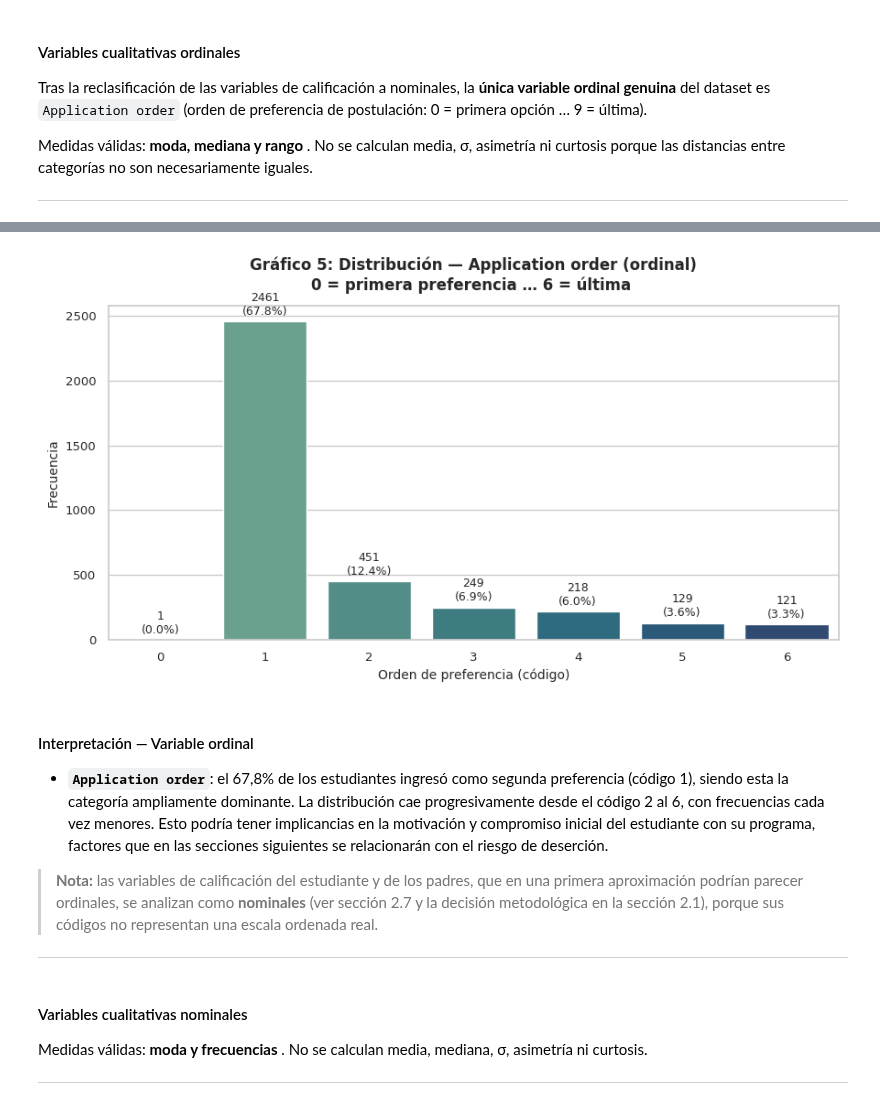
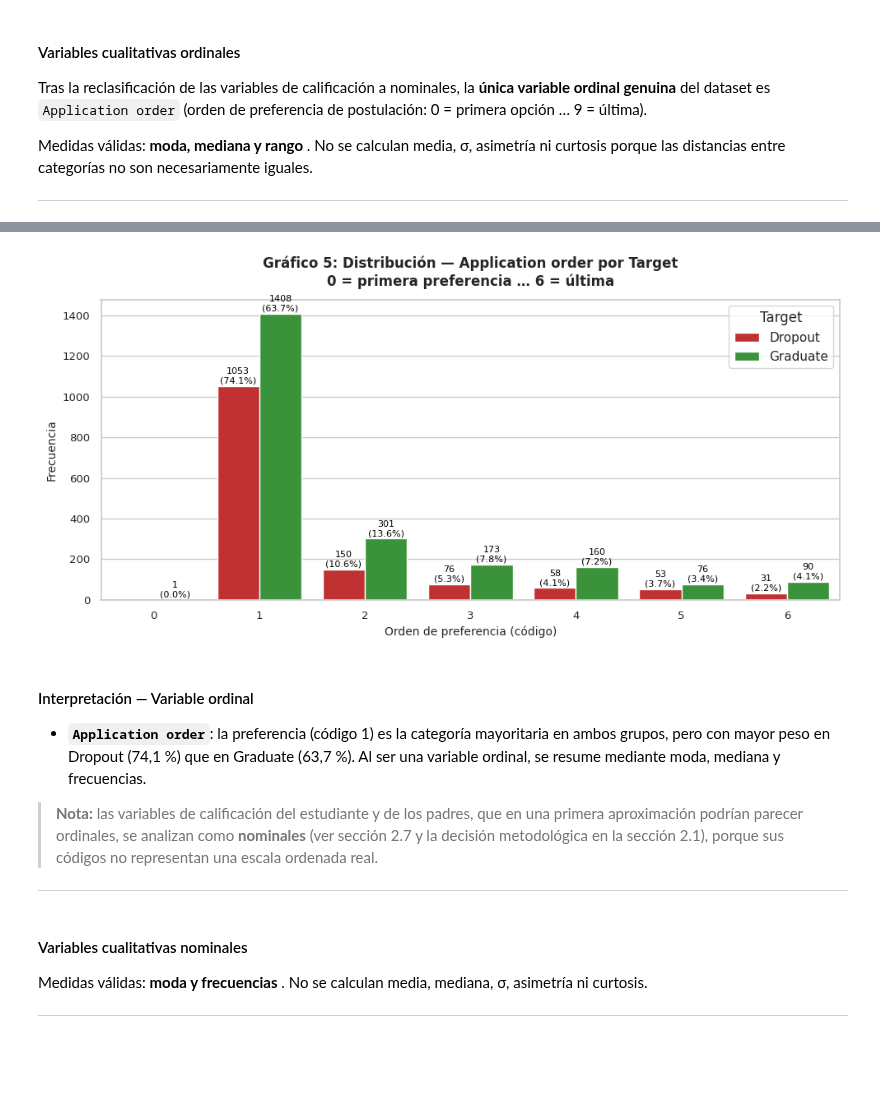
Before and after one commit to ffarina11/proyecto-grupo7-mcdi501, a Jupyter notebook: notebooks/S1_abandono_academico_grupo_7.ipynb, the cells around one changed output, grey strips where cells are left out. Saved outputs shown, nothing was run; the diff lists cells and outputs as text; code cells hidden in the pictures; blank space fills up the shorter version.

```diff
--- a/notebooks/S1_abandono_academico_grupo_7.ipynb
+++ b/notebooks/S1_abandono_academico_grupo_7.ipynb
@@ -982,47 +1049,61 @@ resumen_ordinales
 # %%
-# ============================================================
-# VISUALIZACIÓN — ORDINAL
-# Application order: countplot ordenado por código (respeta jerarquía)
-# ============================================================
+fig, ax = plt.subplots(figsize=(10, 5))
 
-fig, ax = plt.subplots(figsize=(9, 5))
+col = 'Application order'
+df_plot = df_binario.copy()
+df_plot[col] = df_plot[col].astype(str)
 
-col   = 'Application order'
-datos = df_binario[col].astype(str)
-orden = [str(v) for v in sorted(df_binario[col].unique())]
-total = int(df_binario[col].count())
+orden = [str(v) for v in sorted(df_binario[col].astype(int).unique())]
+target_order = ['Dropout', 'Graduate']
+palette = {'Dropout': '#D7191C', 'Graduate': '#2CA02C'}
 
 sns.countplot(
-    data=df_binario.assign(**{col: datos}),
-    x=col, order=orden,
-    hue=col, hue_order=orden,
-    palette='crest',
-    legend=False,
+    data=df_plot,
+    x=col,
+    hue='Target',
+    order=orden,
+    hue_order=target_order,
+    palette=palette,
     edgecolor='white',
     ax=ax
 )
 
-for p in ax.patches:
-    h = p.get_height()
-    if h > 0:
-        ax.text(p.get_x() + p.get_width()/2, h + total * 0.008,
-                f"{int(h)}\n({h/total*100:.1f}%)",
-                ha='center', va='bottom', fontsize=9)
+for i, container in enumerate(ax.containers):
+    target = target_order[i]
+    total_target = df_plot[df_plot['Target'] == target].shape[0]
+    for p in container.patches:
+        h = p.get_height()
+        if h > 0:
+            pct = h / total_target * 100
+            ax.text(
+                p.get_x() + p.get_width() / 2,
+                h + 5,
+                f'{int(h)}\n({pct:.1f}%)',
+                ha='center',
+                va='bottom',
+                fontsize=8,
+                color='black'
+            )
 
-ax.set_title('Gráfico 5: Distribución — Application order (ordinal)\n'
-             '0 = primera preferencia … 6 = última ',
-             fontsize=12, fontweight='bold', pad=12)
+ax.set_title(
+    'Gráfico 5: Distribución — Application order por Target\n'
+    '0 = primera preferencia … 6 = última',
+    fontsize=12,
+    fontweight='bold',
+    pad=12
+)
 ax.set_xlabel('Orden de preferencia (código)', fontsize=10)
 ax.set_ylabel('Frecuencia', fontsize=10)
 ax.tick_params(labelsize=9.5)
+ax.legend(title='Target', loc='upper right')
 plt.tight_layout()
 plt.show()
 # %% [output]
-[figure, old version]
+[figure, new version]
 # %% [markdown]
 #### Interpretación — Variable ordinal
 
-- **`Application order`**: el 67,8% de los estudiantes ingresó como segunda preferencia (código 1), siendo esta la categoría ampliamente dominante. La distribución cae progresivamente desde el código 2 al 6, con frecuencias cada vez menores. Esto podría tener implicancias en la motivación y compromiso inicial del estudiante con su programa, factores que en las secciones siguientes se relacionarán con el riesgo de deserción.
+- **`Application order`**: la preferencia (código 1) es la categoría mayoritaria en ambos grupos, pero con mayor peso en Dropout (74,1 %) que en Graduate (63,7 %). Al ser una variable ordinal, se resume mediante moda, mediana y frecuencias.
 
 > **Nota:** las variables de calificación del estudiante y de los padres, que en una primera aproximación podrían parecer ordinales, se analizan como **nominales** (ver sección 2.7 y la decisión metodológica en la sección 2.1), porque sus códigos no representan una escala ordenada real.
 
```
Also changed, not shown: parts of 11 cells of this notebook.
